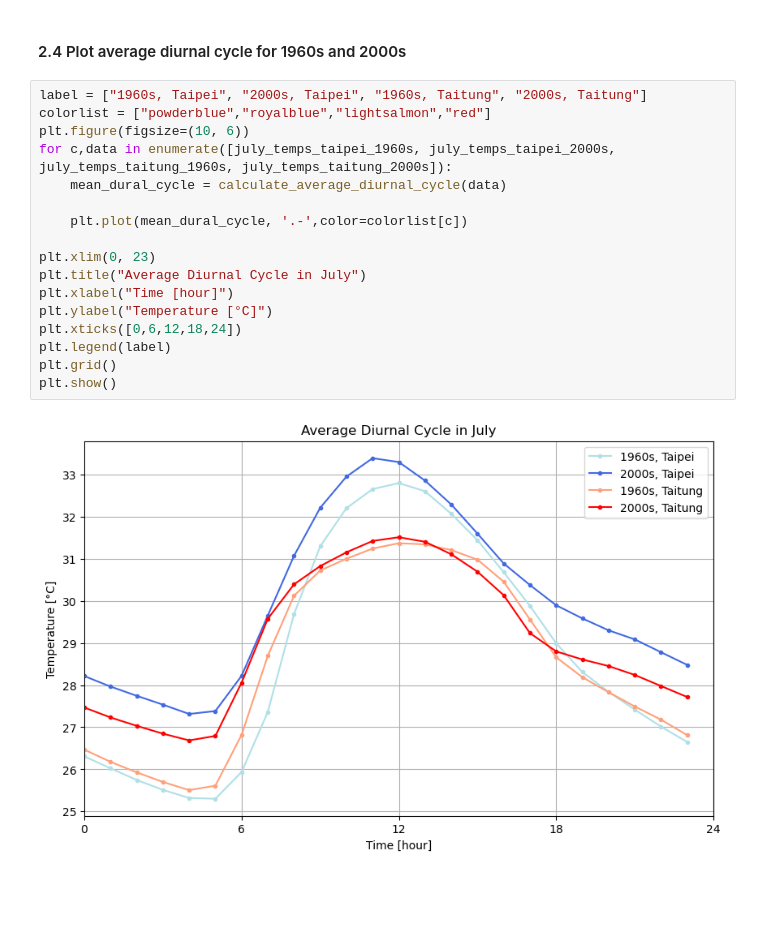
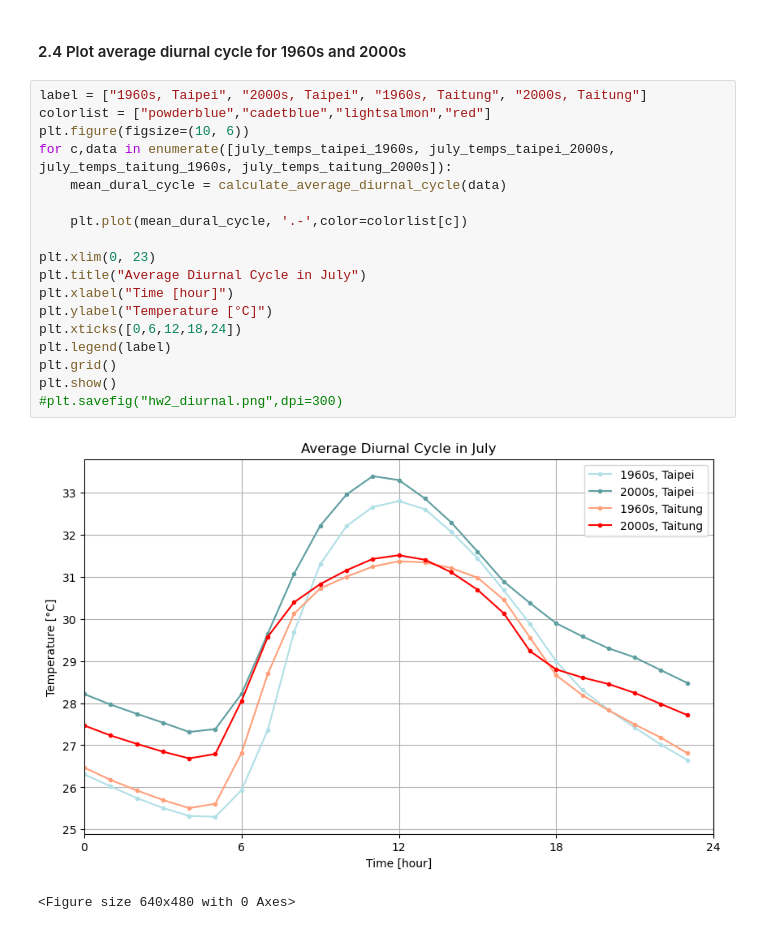
Before and after one commit to Ludong0909/Statistics, a Jupyter notebook: hw2/hw2.ipynb, the cells around one changed output. Drawn from its saved outputs; the diff is of its cells as text; blank space fills up the shorter version.

```diff
--- a/hw2/hw2.ipynb
+++ b/hw2/hw2.ipynb
@@ -168,20 +168,22 @@ In July 2000s, Taitung:  DTR = 5.85 °C, var. of temp = 3.74 °C^2
 #### 2.4 Plot average diurnal cycle for 1960s and 2000s
 # %%
 label = ["1960s, Taipei", "2000s, Taipei", "1960s, Taitung", "2000s, Taitung"]
-colorlist = ["powderblue","royalblue","lightsalmon","red"]
+colorlist = ["powderblue","cadetblue","lightsalmon","red"]
 plt.figure(figsize=(10, 6))
 for c,data in enumerate([july_temps_taipei_1960s, july_temps_taipei_2000s, july_temps_taitung_1960s, july_temps_taitung_2000s]):
     mean_dural_cycle = calculate_average_diurnal_cycle(data)
 
     plt.plot(mean_dural_cycle, '.-',color=colorlist[c])
 
 plt.xlim(0, 23)
 plt.title("Average Diurnal Cycle in July")
 plt.xlabel("Time [hour]")
 plt.ylabel("Temperature [°C]")
 plt.xticks([0,6,12,18,24])
 plt.legend(label)
 plt.grid()
 plt.show()
+#plt.savefig("hw2_diurnal.png",dpi=300)
 # %% [output]
-[figure, old version]
+[figure, new version]
+<Figure size 640x480 with 0 Axes>
```
Also changed, not shown: 1 other file.
